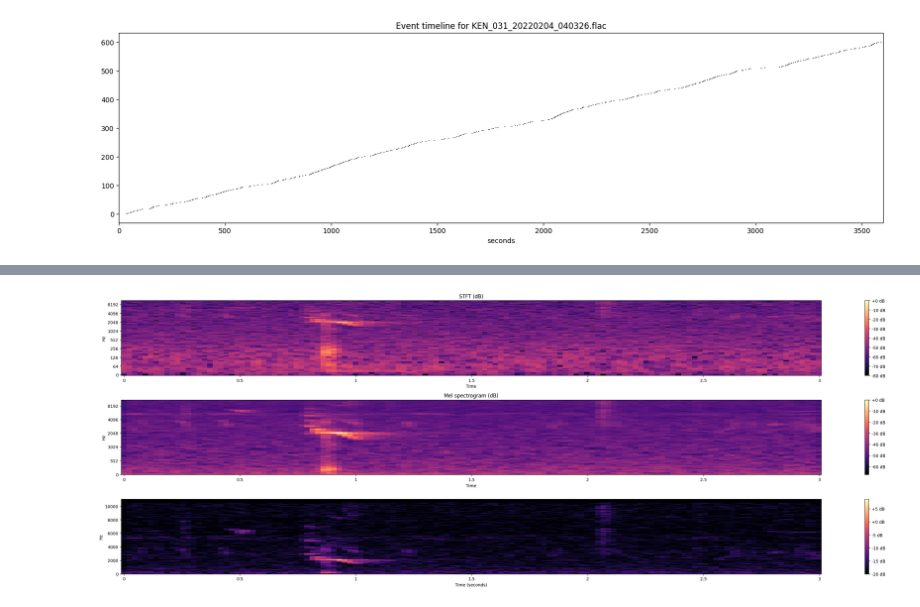
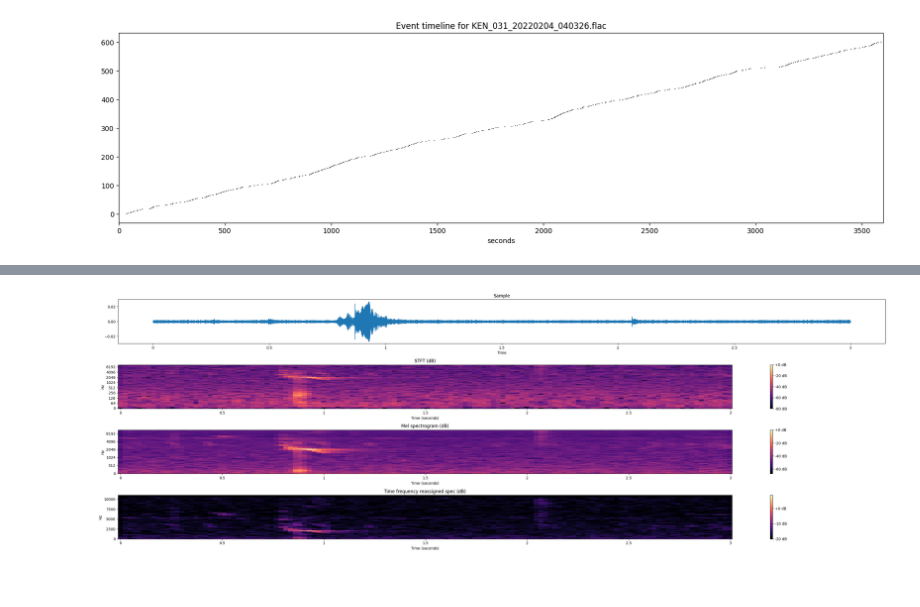
Before and after one commit to MRo47/blue_oasis, a Jupyter notebook: workspace/data_analysis.ipynb, the cells around one changed output, grey strips where cells are left out. Saved outputs shown, nothing was run; the diff lists cells and outputs as text; code cells hidden in the pictures.

```diff
--- a/workspace/data_analysis.ipynb
+++ b/workspace/data_analysis.ipynb
@@ -175,6 +263,4 @@ plt.show()
 # %%
-import librosa.display
-
 def show_specs(path, center_time, dur=3.0, sr_target=22050):
     y, sr = librosa.load(path, sr=sr_target, offset=max(0, center_time - dur/2), duration=dur)
     # STFT
@@ -184,38 +270,48 @@ def show_specs(path, center_time, dur=3.0, sr_target=22050):
     mel = librosa.feature.melspectrogram(y=y, sr=sr, n_fft=2048, hop_length=512, n_mels=128)
     mel_db = librosa.power_to_db(mel, ref=np.max)
     # time frequency reassigned
     freqs, times, tfr_Sxx = librosa_tfr_spec(y=y, sr=sr, n_fft=2048, hop_length=512)
     tfr_Sxx_db = librosa.power_to_db(tfr_Sxx, amin=1e-2)
 
+
+
     plt.figure(figsize=(30,10))
-    plt.subplot(3,1,1)
-    librosa.display.specshow(D_db, sr=sr, x_axis='time', y_axis='log')
+
+    plt.subplot(4,1,1)
+    librosa.display.waveshow(y)
+    plt.title('Sample')
+
+    plt.subplot(4,1,2)
+    librosa.display.specshow(D_db, sr=sr, x_axis='s', y_axis='log')
     plt.title('STFT (dB)')
     plt.colorbar(format='%+2.0f dB')
-    plt.subplot(3,1,2)
-    librosa.display.specshow(mel_db, sr=sr, x_axis='time', y_axis='mel')
+
+    plt.subplot(4,1,3)
+    librosa.display.specshow(mel_db, sr=sr, x_axis='s', y_axis='mel')
     plt.title('Mel spectrogram (dB)')
     plt.colorbar(format='%+2.0f dB')
-    plt.subplot(3,1,3)
-    librosa.display.specshow(tfr_Sxx_db, x_axis="s", y_axis="linear", sr=sr, hop_length=512, cmap='magma')
+
+    plt.subplot(4,1,4)
+    librosa.display.specshow(tfr_Sxx_db, x_axis='s', y_axis="linear")
+    plt.title('Time frequency reassigned spec (dB)')
     plt.colorbar(format='%+2.0f dB')
     plt.tight_layout()
     plt.show()
 
 # Example
 r = df.iloc[0]
 example_file = recordings_path/df['Filename'].mode()[0]
 center_time = (r['Start Time (s)'] + r['End Time (s)']) / 2
 dur = 3.0  # seconds
 
 # Load slice
 y, sr = librosa.load(example_file, sr=None,
                      offset=max(0, center_time - dur/2),
                      duration=dur)
 
 # Display spectrogram
 show_specs(example_file, center_time, dur=dur)
 display(Audio(y, rate=sr, autoplay=False))
 # %% [output]
-[figure, old version]
+[figure, new version]
 [interactive output not drawn]
```
Also changed, not shown: parts of 8 cells of this notebook.
